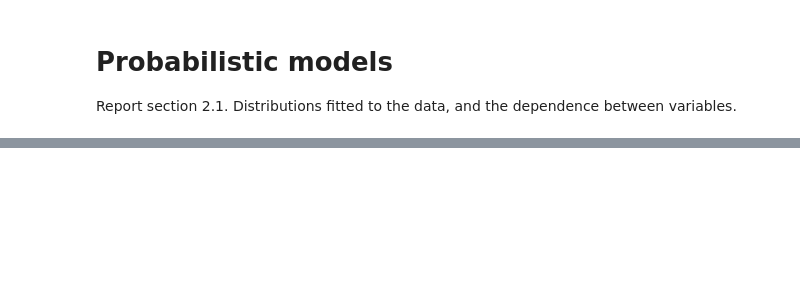
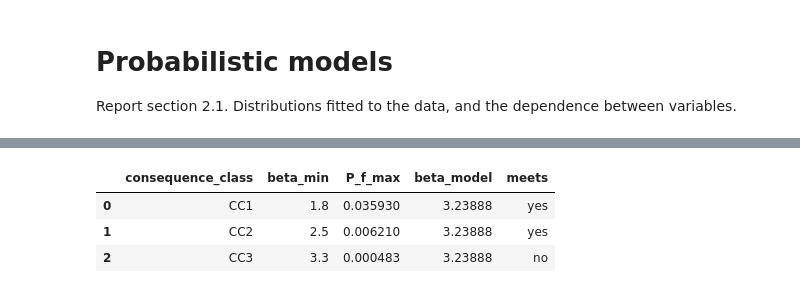
Before and after one commit to pepijnreyn/CME4150_GroupProject, a Jupyter notebook: notebooks/03_probabilistic_models.ipynb, the cells around one changed output, grey strips where cells are left out. Saved outputs shown, nothing was run; the diff lists cells and outputs as text; code cells hidden in the pictures; blank space fills up the shorter version.

```diff
--- a/notebooks/03_probabilistic_models.ipynb
+++ b/notebooks/03_probabilistic_models.ipynb
@@ -47,0 +178,16 @@ Monte Carlo spreidingsdiagram: elke stip is één trekking. Punten onder de gren
+# %%
+import pandas as pd
+
+requirements = pd.DataFrame({
+    "consequence_class": ["CC1", "CC2", "CC3"],
+    "beta_min": [1.8, 2.5, 3.3],
+})
+requirements["P_f_max"] = norm.cdf(-requirements["beta_min"])
+requirements["beta_model"] = beta
+requirements["meets"] = np.where(beta >= requirements["beta_min"], "yes", "no")
+requirements
+# %% [output]
+|  | consequence_class | beta_min | P_f_max | beta_model | meets |
+| 0 | CC1 | 1.8 | 0.035930 | 3.23888 | yes |
+| 1 | CC2 | 2.5 | 0.006210 | 3.23888 | yes |
+| 2 | CC3 | 3.3 | 0.000483 | 3.23888 | no |
```
Also changed, not shown: parts of 17 cells of this notebook, 5 other files.
